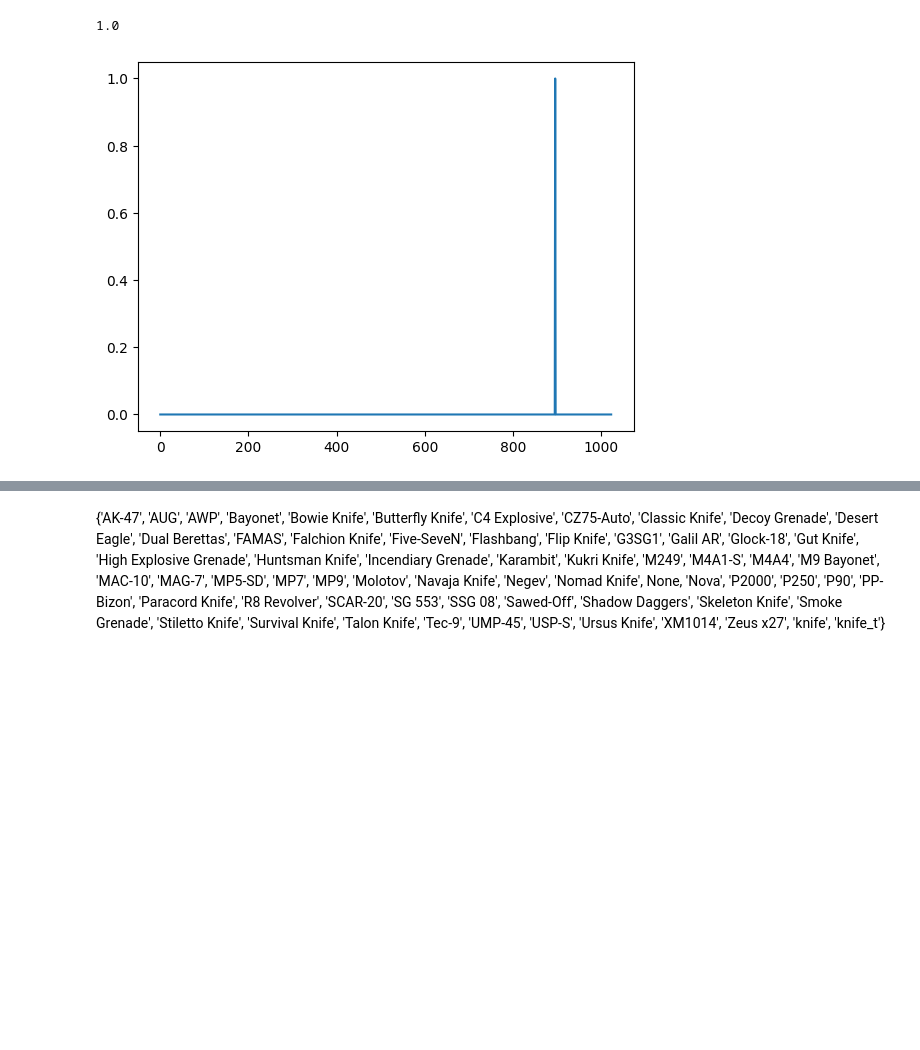
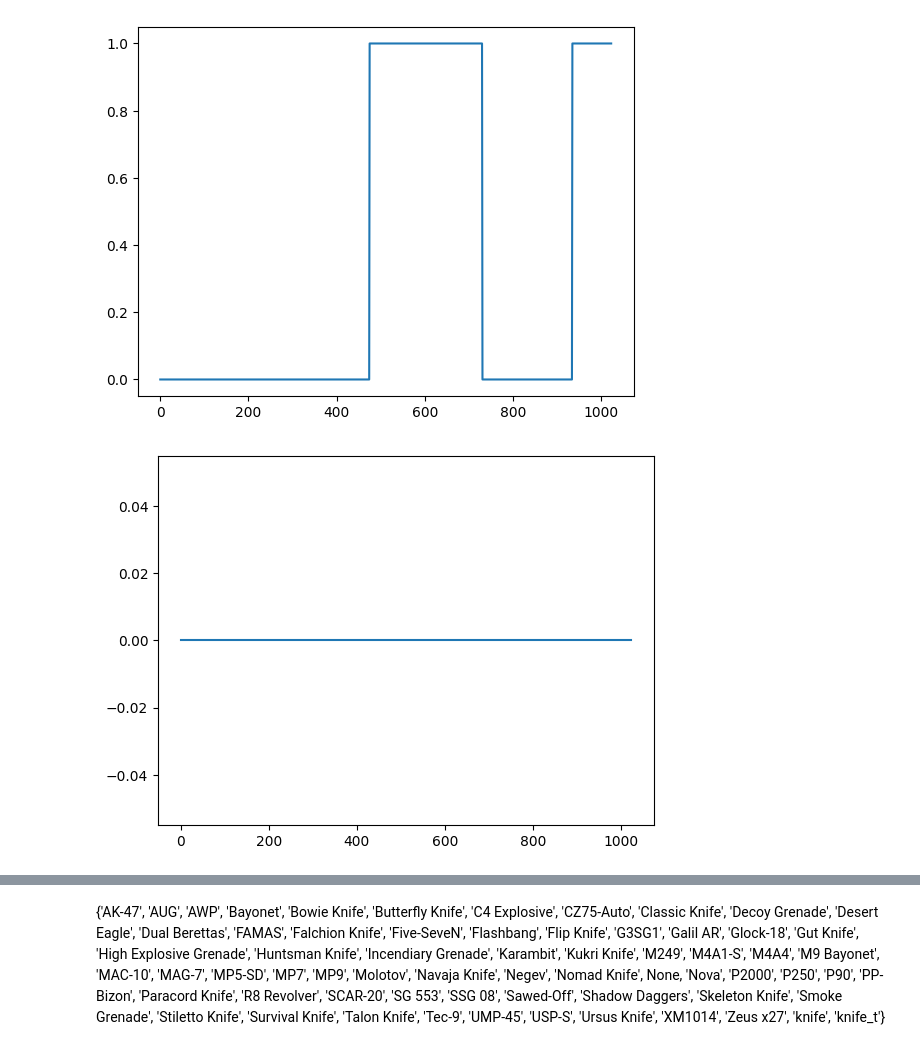
Before and after one commit to Pinkvinus/CS2_cheat_detection, a Jupyter notebook: DataConversionPipeline/pipeline_dev.ipynb, the cells around one changed output, grey strips where cells are left out. Drawn from its saved outputs; the diff is of its cells as text; code cells hidden in the pictures; blank space fills up the shorter version.

Commit message:
weapon one hot encoding done

```diff
--- a/DataConversionPipeline/pipeline_dev.ipynb
+++ b/DataConversionPipeline/pipeline_dev.ipynb
@@ -6,7 +6,7 @@ import context_window_helper as cwh
 import matplotlib.pyplot as plt
 import numpy as np
 # %%
-filepath = r"C:\Users\Gert\repos\CS2_cheat_detection\DataConversionPipeline\test_data\4"
+filepath = r"C:\Users\Gert\repos\CS2_cheat_detection\DataConversionPipeline\test_data\0"
 
 # Loading csv tick data as a pd.DataFrame
 match_ticks = pd.read_parquet(path=filepath+".parquet")
@@ -139,12 +120,24 @@ for i in range(0,len(start_ticks)):
 
     context_window["attacker_flashed"] = MDP.get_is_player_flashed(start_ticks[i], end_ticks[i], player)
     context_window["attacker_shot"] = MDP.get_attacker_shots(start_ticks[i], end_ticks[i], player, weapon_fire_idx)
-    context_window["attacker_kill"], context_window["is_kill_through_smoke"], context_window["is_kill_wallbang"], context_window["attacker_midair"] = MDP.get_attacker_kill_data(start_ticks[i], end_ticks[i], player, player_death_idx)
+    (context_window["attacker_kill"],
+     context_window["is_kill_through_smoke"],
+     context_window["is_kill_wallbang"],
+     context_window["attacker_midair"]) = MDP.get_attacker_kill_data(start_ticks[i], end_ticks[i], player, player_death_idx)
 
+    (context_window["attacker_weapon_knife"],
+     context_window["attacker_weapon_auto_rifle"],
+     context_window["attacker_weapon_semi_rifle"],
+     context_window["attacker_weapon_pistol"],
+     context_window["attacker_weapon_grenade"],
+     context_window["attacker_weapon_smg"],
+     context_window["attacker_weapon_shotgun"]) = MDP.get_attacker_weapon(start_ticks[i], end_ticks[i], player)
 
+    # context_window["victim_X"] =
     break # Remove later, currently used for testing
 
 
 # context_window
 # player_deaths
+# match_ticks
 # %% [output]
@@ -152,20 +158,38 @@ for i in range(0,len(start_ticks)):
 # %%
 # Testing to see if the delta to head values are correct. They seem to be, maybe should
 # do a custom test scenario
 
 
 # print(player_deaths.iloc[7]["weapon"])
 
 # plt.plot(context_window["attacker_pitch_head_delta"])
 # plt.plot(context_window["attacker_yaw_head_delta"])
 # plt.axvline(x=896)
 # plt.show()
 
 # plt.plot(context_window["attacker_kill"])
 # plt.show()
 
-plt.plot(context_window["attacker_midair"])
+plt.plot(context_window["attacker_weapon_knife"])
 plt.show()
+
+plt.plot(context_window["attacker_weapon_auto_rifle"])
+plt.show()
+
+plt.plot(context_window["attacker_weapon_semi_rifle"])
+plt.show()
+
+plt.plot(context_window["attacker_weapon_pistol"])
+plt.show()
+
+plt.plot(context_window["attacker_weapon_grenade"])
+plt.show()
+
+plt.plot(context_window["attacker_weapon_smg"])
+plt.show()
+
+plt.plot(context_window["attacker_weapon_shotgun"])
+plt.show()
 # %% [output]
-1.0
-[figure, old version]
+[figure, new version]
+[figure, added]
```
Also changed, not shown: parts of 3 cells of this notebook, 1 other file.
